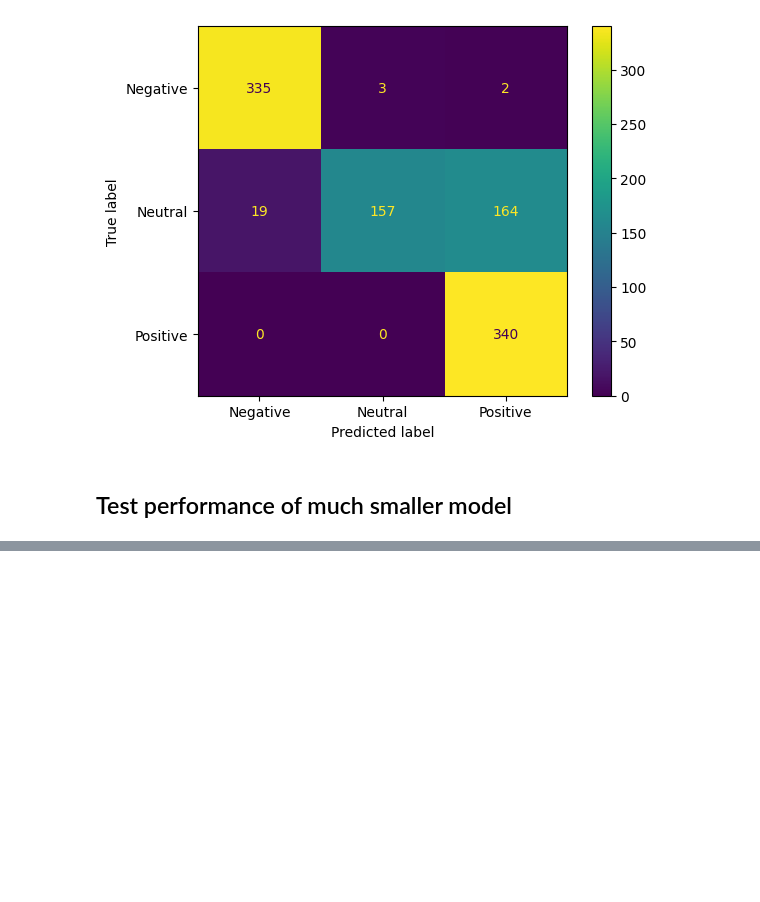
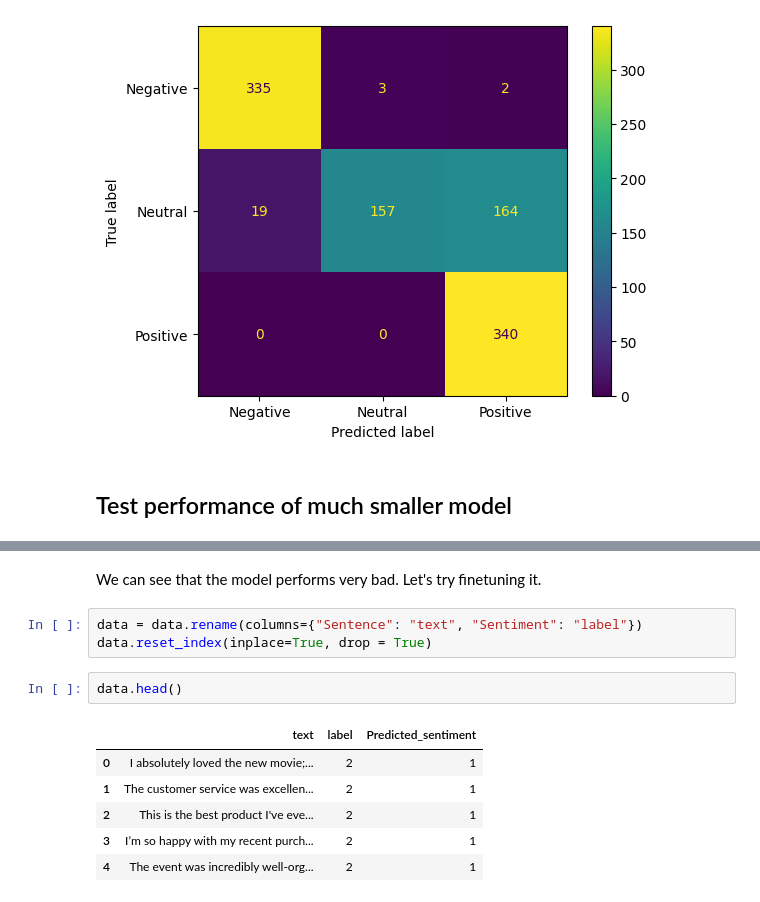
Before and after one commit to christoskaparakis/llm-experiments, a Jupyter notebook: test.ipynb, the cells around one changed output, grey strips where cells are left out. Cells and saved outputs as stored; diff of their text form; blank space fills up the shorter version.

```diff
--- a/test.ipynb
+++ b/test.ipynb
@@ -124,0 +133,14 @@ You should probably TRAIN this model on a down-stream task to be able to use it
+# %% [markdown]
+We can see that the model performs very bad. Let's try finetuning it.
+# %%
+data = data.rename(columns={"Sentence": "text", "Sentiment": "label"})
+data.reset_index(inplace=True, drop = True)
+# %%
+data.head()
+# %% [output]
+|  | text | label | Predicted_sentiment |
+| 0 | I absolutely loved the new movie;... | 2 | 1 |
+| 1 | The customer service was excellen... | 2 | 1 |
+| 2 | This is the best product I've eve... | 2 | 1 |
+| 3 | I’m so happy with my recent purch... | 2 | 1 |
+| 4 | The event was incredibly well-org... | 2 | 1 |
```
Also changed, not shown: parts of 18 cells of this notebook, 4 other files.
